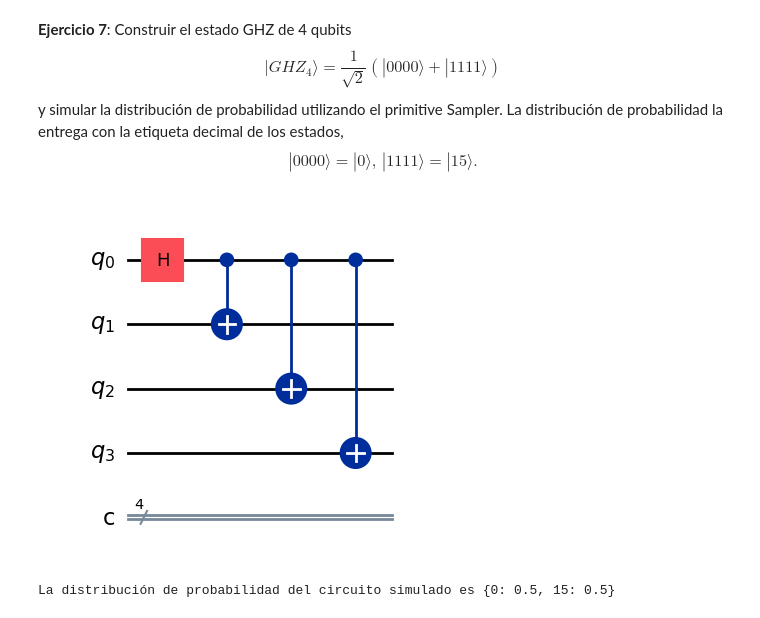
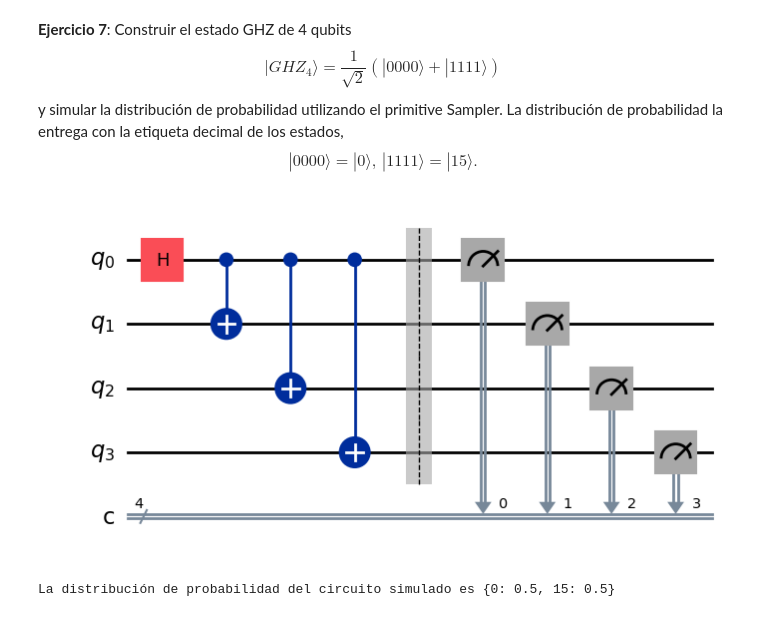
Before and after one commit to fbientrigo/phdStudy, a Jupyter notebook: talleres/01_Introduccion_a_Qiskit/Introducción_Qiskit.ipynb, the cells around one changed output. Saved outputs shown, nothing was run; the diff lists cells and outputs as text; code cells hidden in the pictures.

```diff
--- a/talleres/01_Introduccion_a_Qiskit/Introducción_Qiskit.ipynb
+++ b/talleres/01_Introduccion_a_Qiskit/Introducción_Qiskit.ipynb
@@ -537,11 +522,17 @@ $$
 # %%
 # Ejercicio 7
 #Construir circuito
 qc7 = QuantumCircuit(4,4)
 qc7.h(0)
 for i in range(1,4):
     qc7.cx(0,i)
+qc7.barrier()
+# Realizar la simulación, necesiamos measures
+# alternativamente qc7.measure([0,1,2,3],[0,1,2,3])
+for i in range(4):
+    qc7.measure(i,i)
+
 qc7.draw('mpl')
 # %% [output]
-[figure, old version]
+[figure, new version]
 # %%
```
Also changed, not shown: parts of 33 cells of this notebook.
